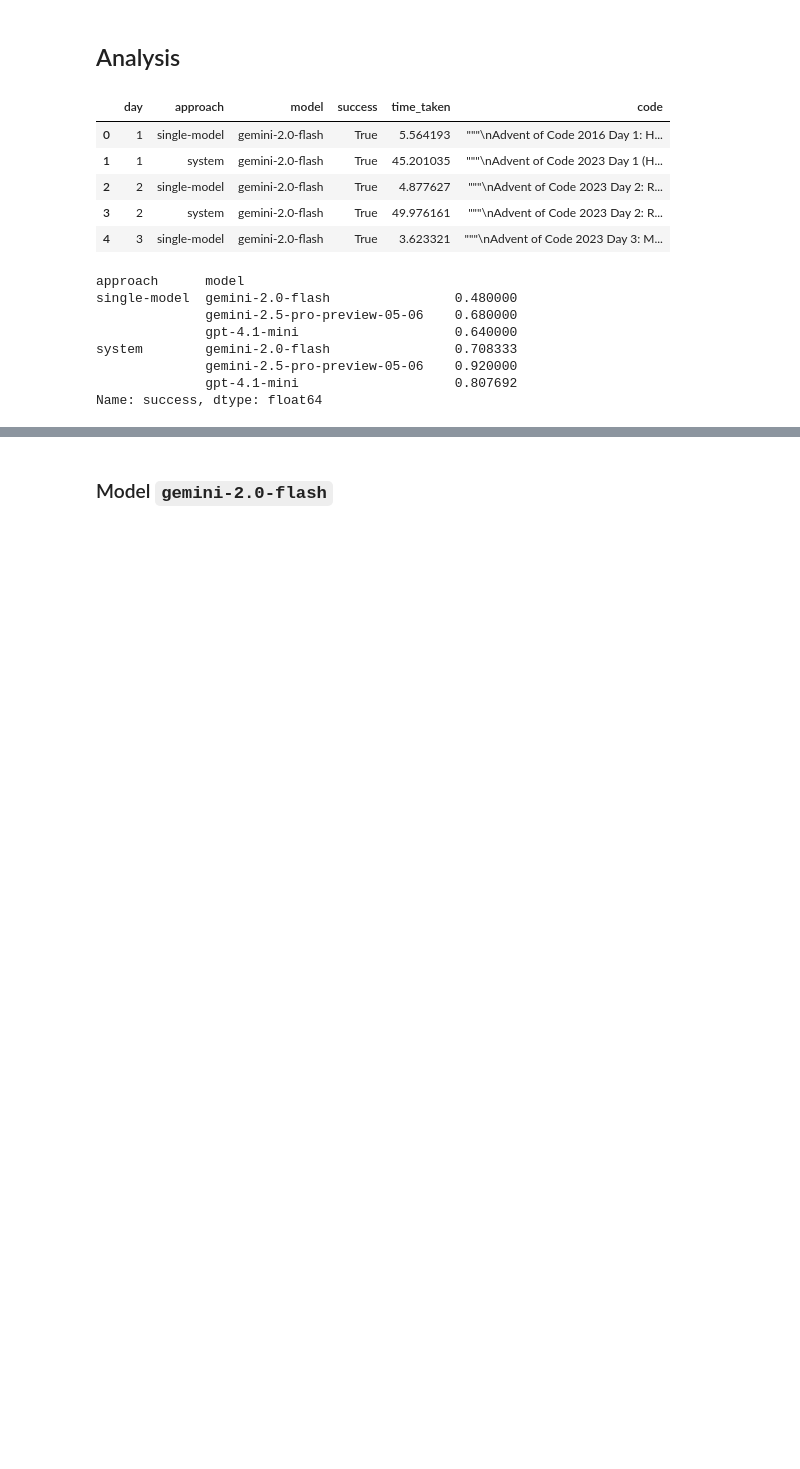
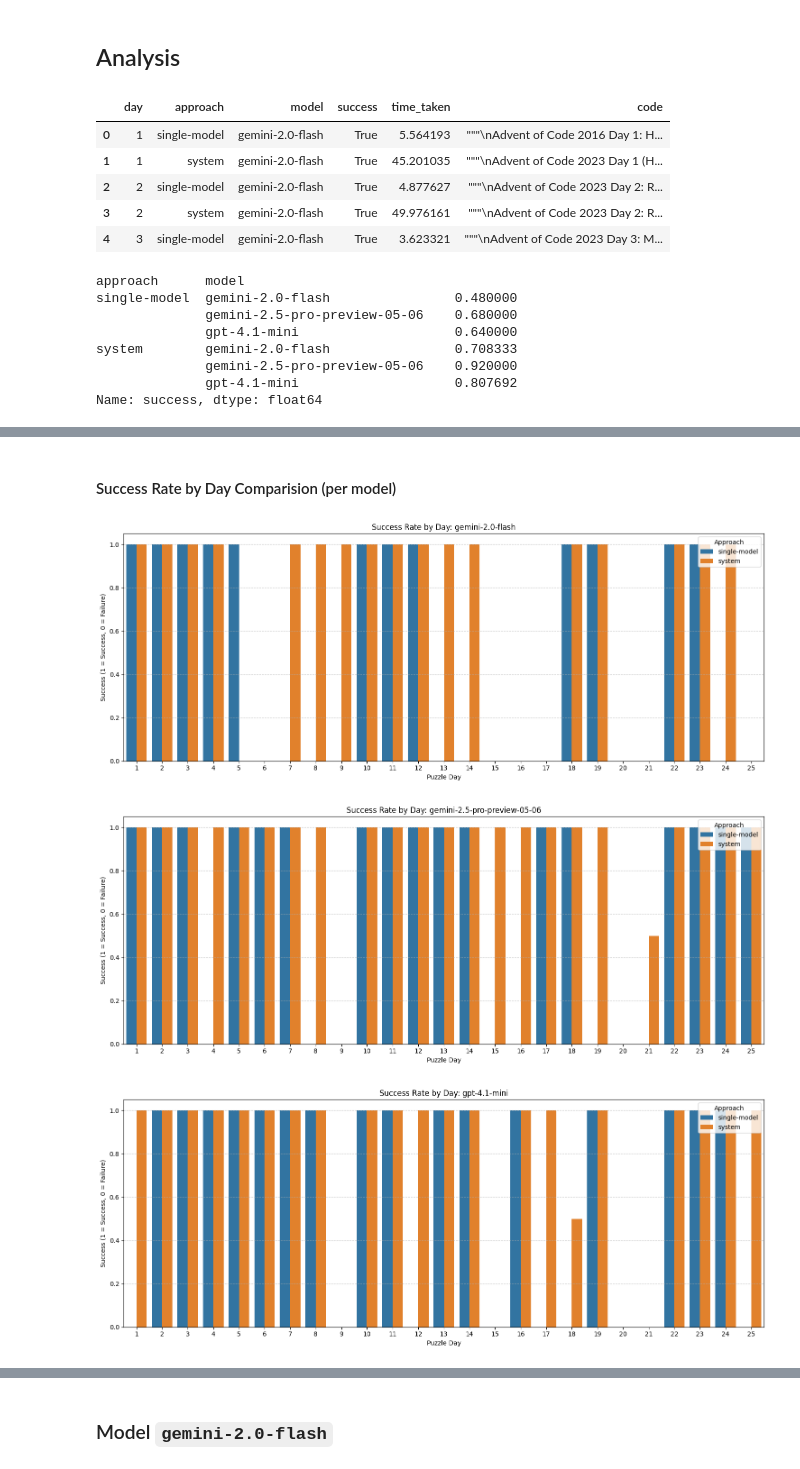
Before and after one commit to twanh/thesis-advent-of-agents, a Jupyter notebook: experiments/base_line.ipynb, the cells around one changed output, grey strips where cells are left out. Saved outputs shown, nothing was run; the diff lists cells and outputs as text; code cells hidden in the pictures; blank space fills up the shorter version.

Commit message:
Add nice graphs and tables for the comparison

```diff
--- a/experiments/base_line.ipynb
+++ b/experiments/base_line.ipynb
@@ -779,0 +829,21 @@ Name: success, dtype: float64
+# %% [markdown]
+#### Success Rate by Day Comparision (per model)
+# %%
+# For each model, create a separate chart
+for model_name in df_filtered['model'].unique():
+    model_data = df_filtered[df_filtered['model'] == model_name]
+
+    plt.figure(figsize=(15, 6))
+    sns.barplot(x='day', y='success', hue='approach', data=model_data, errorbar=None)
+    plt.title(f'Success Rate by Day: {model_name}')
+    plt.xlabel('Puzzle Day')
+    plt.ylabel('Success (1 = Success, 0 = Failure)')
+    plt.xticks(range(len(model_data['day'].unique())))
+    plt.legend(title='Approach')
+    plt.grid(axis='y', linestyle='--', alpha=0.7)
+    plt.tight_layout()
+    plt.show()
+# %% [output]
+[figure, added]
+[figure, added]
+[figure, added]
```
Also changed, not shown: parts of 10 cells of this notebook.
